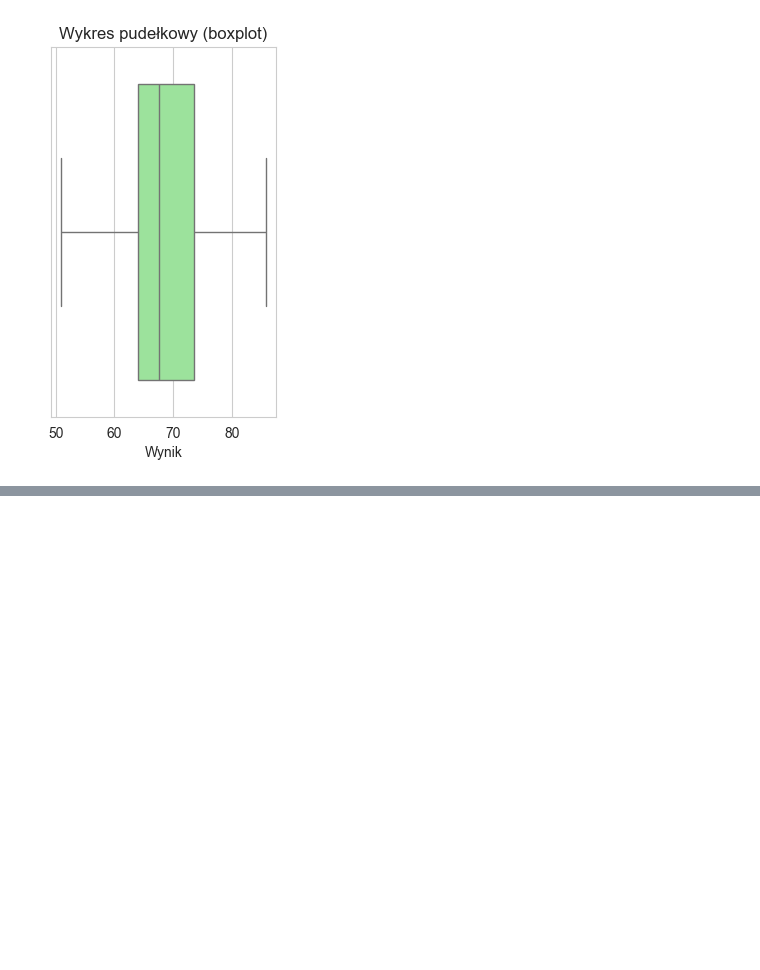
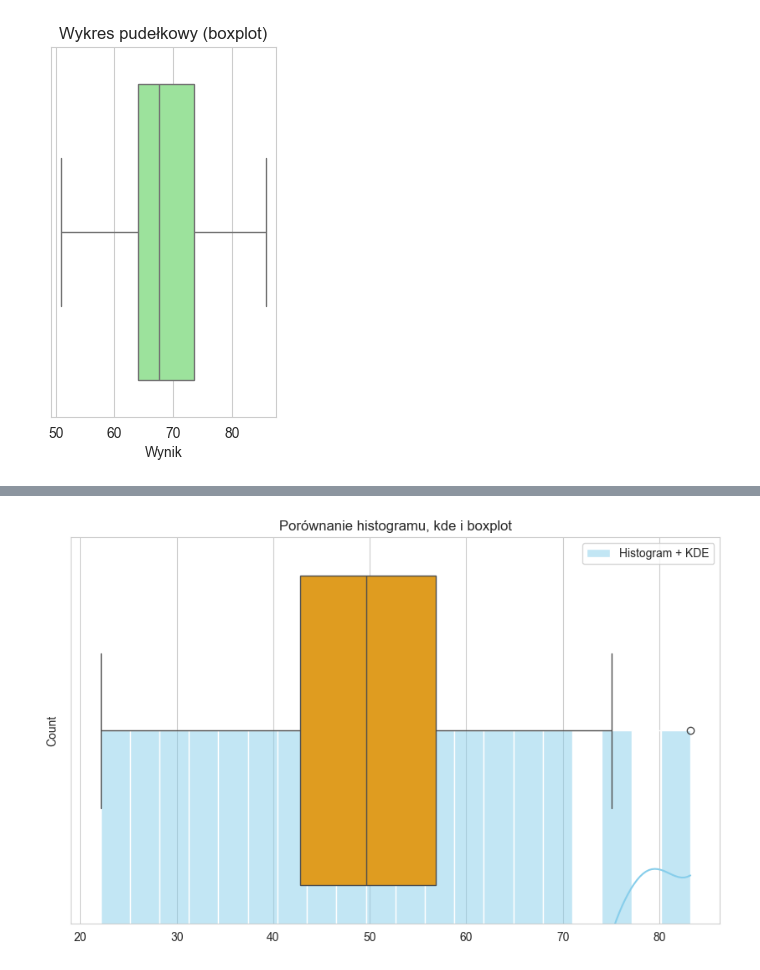
Before and after one commit to rajkonkret/PythonProjectAnaliza-20-10-2025, a Jupyter notebook: cwiczenie7.ipynb, the cells around one changed output, grey strips where cells are left out. Cells and saved outputs as stored; diff of their text form; code cells hidden in the pictures; blank space fills up the shorter version.

```diff
--- a/cwiczenie7.ipynb
+++ b/cwiczenie7.ipynb
@@ -75,0 +120,14 @@ Text(0.5, 1.0, 'Wykres pudełkowy (boxplot)')
+# %%
+import matplotlib.pyplot as plt
+import seaborn as sns
+
+data = np.random.normal(50, 10, 200)
+
+plt.figure(figsize=(10, 6))
+sns.histplot(data, kde=True, color="skyblue", bins=20, label="Histogram + KDE")
+sns.boxplot(x=data, color="orange")
+plt.legend()
+plt.title("Porównanie histogramu, kde i boxplot")
+plt.show()
+# %% [output]
+[figure, added]
```
Also changed, not shown: parts of 8 cells of this notebook.
